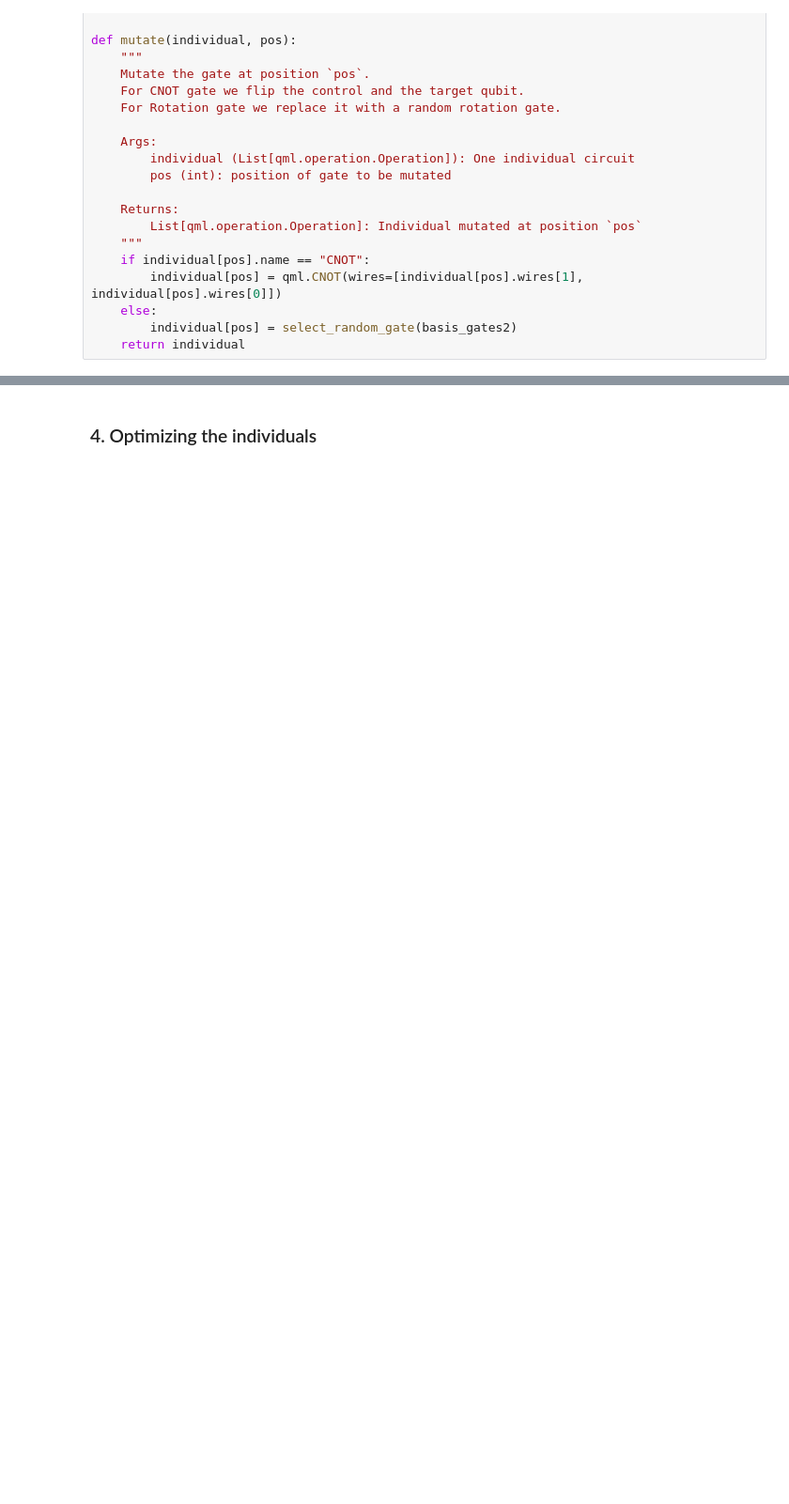
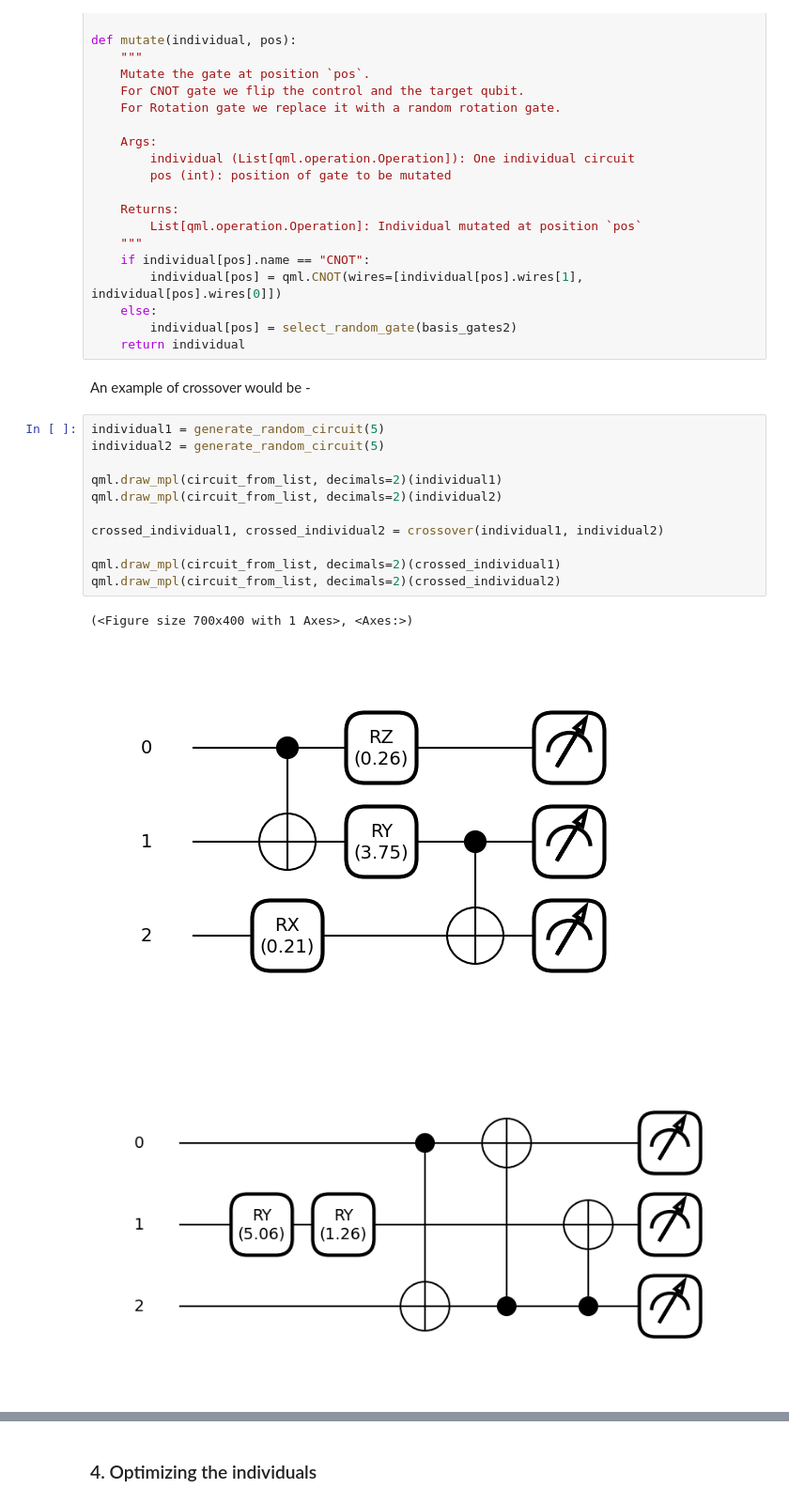
Before and after one commit to Ashutosh-Mishra2/GA_circuit_design, a Jupyter notebook: quantum_circuit_design.ipynb, the cells around one changed output, grey strips where cells are left out. Shown: that part at 94% size. Drawn from its saved outputs; the diff is of its cells as text; blank space fills up the shorter version.

```diff
--- a/quantum_circuit_design.ipynb
+++ b/quantum_circuit_design.ipynb
@@ -233,3 +248,20 @@ def mutate(individual, pos):
     else:
         individual[pos] = select_random_gate(basis_gates2)
     return individual
+# %% [markdown]
+An example of crossover would be -
+# %%
+individual1 = generate_random_circuit(5)
+individual2 = generate_random_circuit(5)
+
+qml.draw_mpl(circuit_from_list, decimals=2)(individual1)
+qml.draw_mpl(circuit_from_list, decimals=2)(individual2)
+
+crossed_individual1, crossed_individual2 = crossover(individual1, individual2)
+
+qml.draw_mpl(circuit_from_list, decimals=2)(crossed_individual1)
+qml.draw_mpl(circuit_from_list, decimals=2)(crossed_individual2)
+# %% [output]
+(<Figure size 700x400 with 1 Axes>, <Axes:>)
+[figure, added]
+[figure, added]
```
Also changed, not shown: parts of 14 cells of this notebook.
